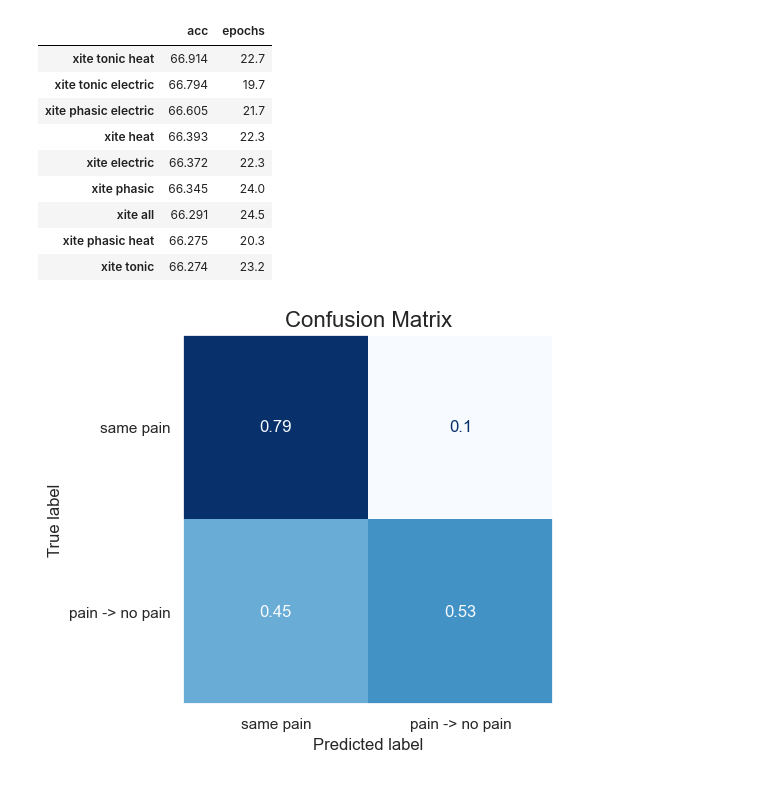
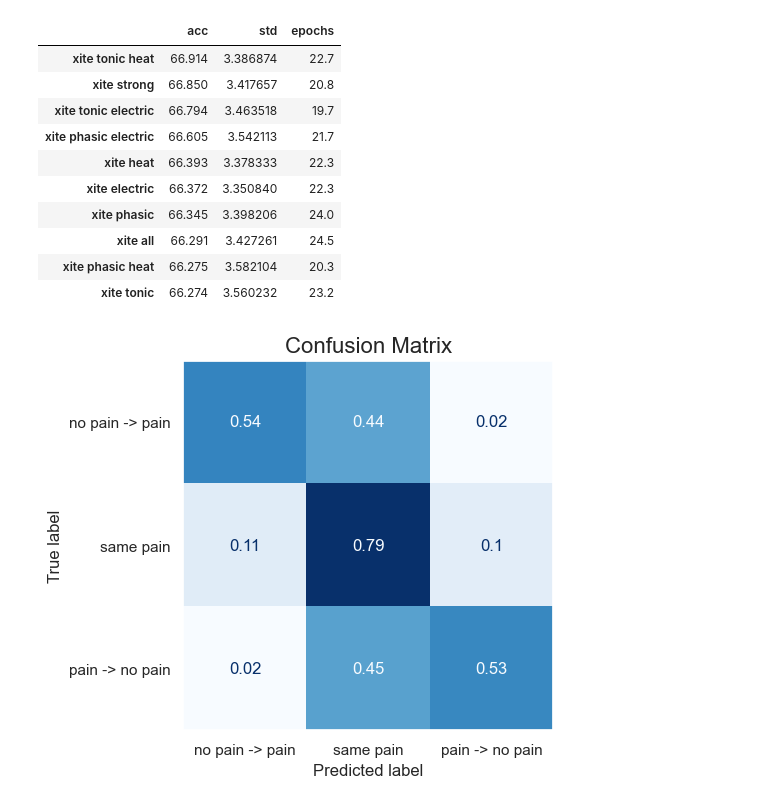
Before and after one commit to sven-knoblauch/PainLevelShiftDetection, a Jupyter notebook: ThreeClassSiamese/results/xite/display_results.ipynb, the cells around one changed output. Saved outputs shown, nothing was run; the diff lists cells and outputs as text; code cells hidden in the pictures.

```diff
--- a/ThreeClassSiamese/results/xite/display_results.ipynb
+++ b/ThreeClassSiamese/results/xite/display_results.ipynb
@@ -16,19 +16,20 @@ df = pd.DataFrame([])
 for file in files:
     data = pd.read_csv(file)
     data_list[file] = data
-    df = pd.concat([df, pd.DataFrame([data["accuracy"].mean(), data["best_epoch"].mean()]).T.rename(columns={0: "acc", 1: "epochs"}, index={0: file[:-4].replace("_", " ")})])
+    df = pd.concat([df, pd.DataFrame([data["accuracy"].mean(), data["accuracy"].std(), data["best_epoch"].mean()]).T.rename(columns={0: "acc", 1: "std", 2: "epochs"}, index={0: file[:-4].replace("_", " ")})])
 df.sort_values(by=['acc'], ascending=False)
 # %% [output]
-|  | acc | epochs |
-| xite tonic heat | 66.914 | 22.7 |
-| xite tonic electric | 66.794 | 19.7 |
-| xite phasic electric | 66.605 | 21.7 |
-| xite heat | 66.393 | 22.3 |
-| xite electric | 66.372 | 22.3 |
-| xite phasic | 66.345 | 24.0 |
-| xite all | 66.291 | 24.5 |
-| xite phasic heat | 66.275 | 20.3 |
-| xite tonic | 66.274 | 23.2 |
+|  | acc | std | epochs |
+| xite tonic heat | 66.914 | 3.386874 | 22.7 |
+| xite strong | 66.850 | 3.417657 | 20.8 |
+| xite tonic electric | 66.794 | 3.463518 | 19.7 |
+| xite phasic electric | 66.605 | 3.542113 | 21.7 |
+| xite heat | 66.393 | 3.378333 | 22.3 |
+| xite electric | 66.372 | 3.350840 | 22.3 |
+| xite phasic | 66.345 | 3.398206 | 24.0 |
+| xite all | 66.291 | 3.427261 | 24.5 |
+| xite phasic heat | 66.275 | 3.582104 | 20.3 |
+| xite tonic | 66.274 | 3.560232 | 23.2 |
 # %%
 # parse confusion matrix (saved as string in csv file) to float matrix
 def parse_cm(s):
@@ -65,6 +66,6 @@ def plot_cm(cm, two_class=False):
 # %%
 cm = calculate_mean_cm(files[0])
 # %%
-plot_cm(cm, two_class=True)
+plot_cm(cm, two_class=False)
 # %% [output]
-[figure, old version]
+[figure, new version]
```
Also changed, not shown: 20 other files.
